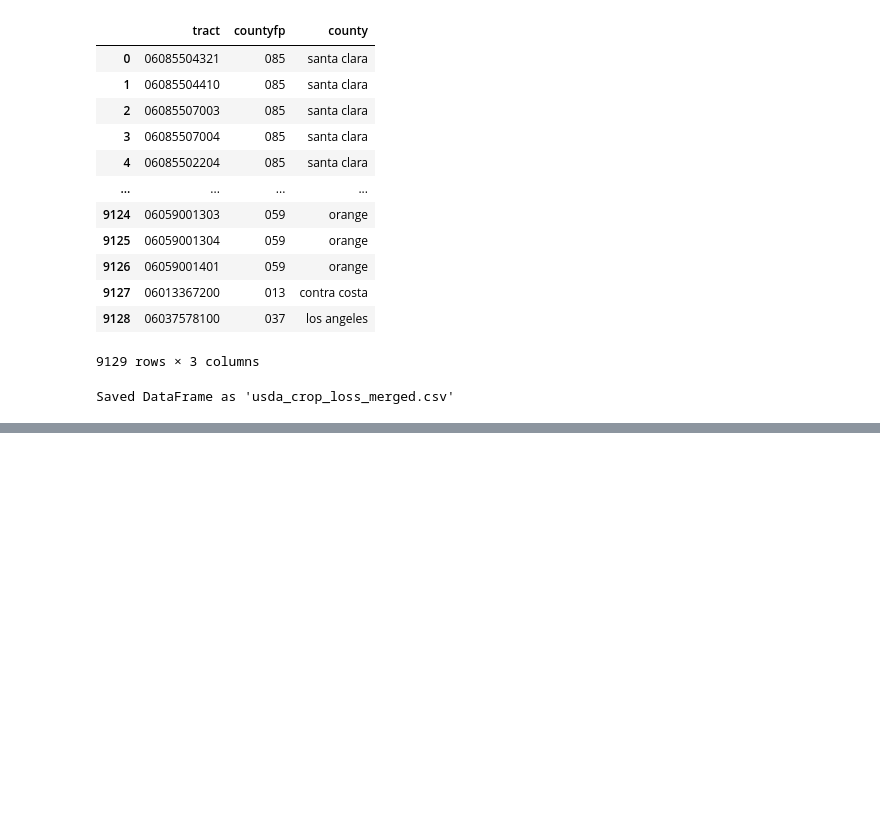
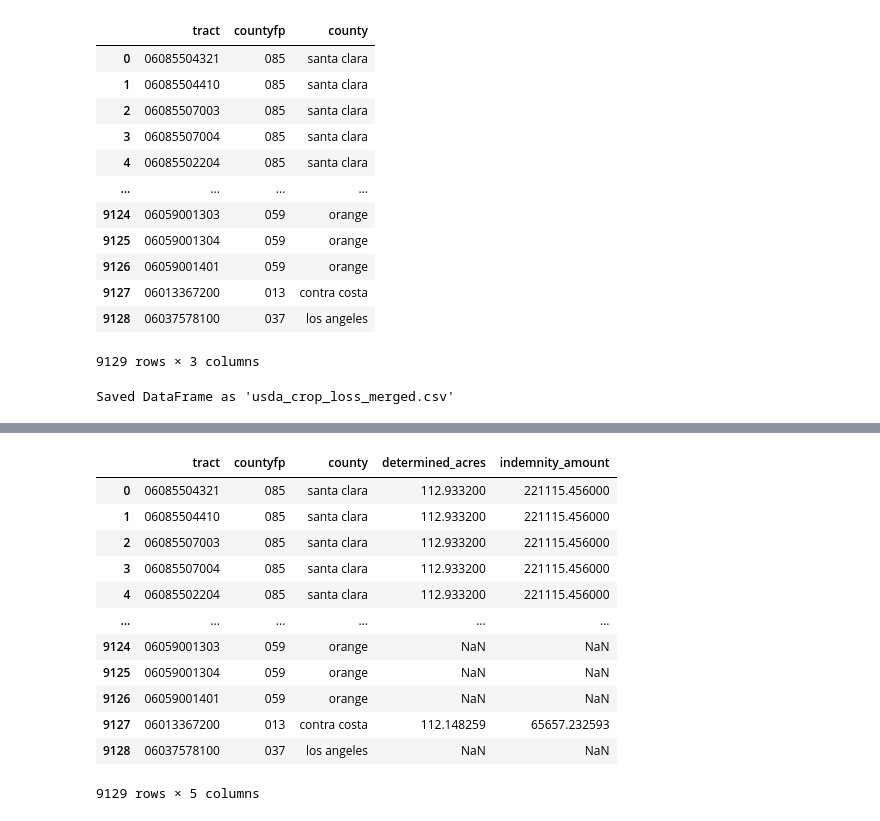
Before and after one commit to Eagle-Rock-Analytics/carb-climate-index, a Jupyter notebook: scripts/data_metric_calc/climate_crop_loss.ipynb, the cells around one changed output, grey strips where cells are left out. Saved outputs shown, nothing was run; the diff lists cells and outputs as text; code cells hidden in the pictures; blank space fills up the shorter version.

```diff
--- a/scripts/data_metric_calc/climate_crop_loss.ipynb
+++ b/scripts/data_metric_calc/climate_crop_loss.ipynb
@@ -396,0 +150,4 @@ for input_csv, varname in zip(input_csvs, varnames):
+# %%
+# calculate metrics, reset index, drop averaged year col
+heat_agg = heat_events.groupby('county_name').mean('year').reset_index().drop(columns=['year'])
+heat_agg
@@ -396,0 +172,21 @@ for input_csv, varname in zip(input_csvs, varnames):
+# %%
+heat_agg['county'] = heat_agg['county_name'].str.lower() # rename col to match
+heat_agg = heat_agg.drop(columns=['county_name'])
+# %%
+# add CA census tracts
+heat_agg_merge = pd.merge(ca_tract_county, heat_agg, on='county', how='left')
+heat_agg_merge
+# %% [output]
+|  | tract | countyfp | county | determined_acres | indemnity_amount |
+| 0 | 06085504321 | 085 | santa clara | 112.933200 | 221115.456000 |
+| 1 | 06085504410 | 085 | santa clara | 112.933200 | 221115.456000 |
+| 2 | 06085507003 | 085 | santa clara | 112.933200 | 221115.456000 |
+| 3 | 06085507004 | 085 | santa clara | 112.933200 | 221115.456000 |
+| 4 | 06085502204 | 085 | santa clara | 112.933200 | 221115.456000 |
+| ... | ... | ... | ... | ... | ... |
+| 9124 | 06059001303 | 059 | orange | NaN | NaN |
+| 9125 | 06059001304 | 059 | orange | NaN | NaN |
+| 9126 | 06059001401 | 059 | orange | NaN | NaN |
+| 9127 | 06013367200 | 013 | contra costa | 112.148259 | 65657.232593 |
+| 9128 | 06037578100 | 037 | los angeles | NaN | NaN |
+9129 rows × 5 columns
```
Also changed, not shown: parts of 44 cells of this notebook.
